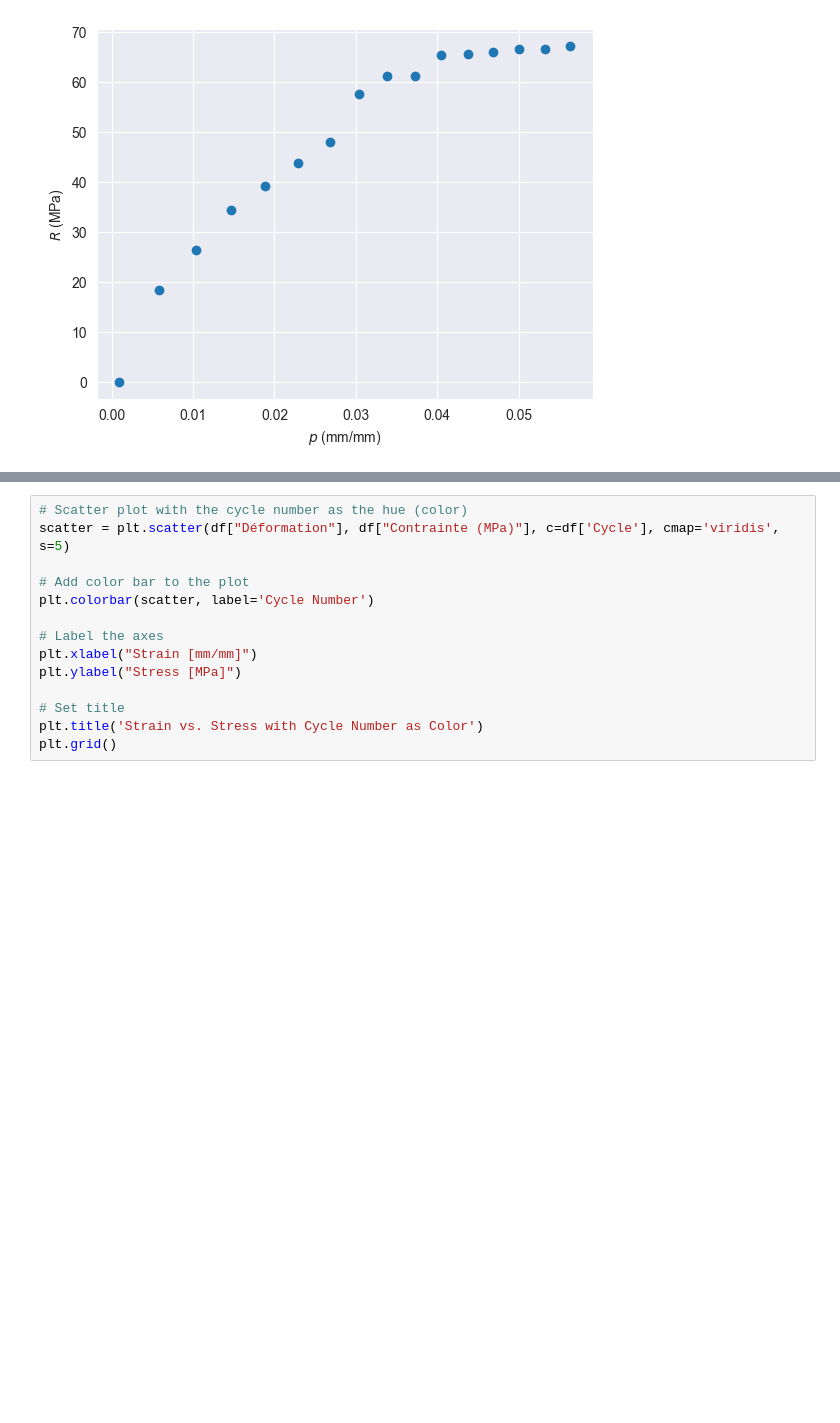
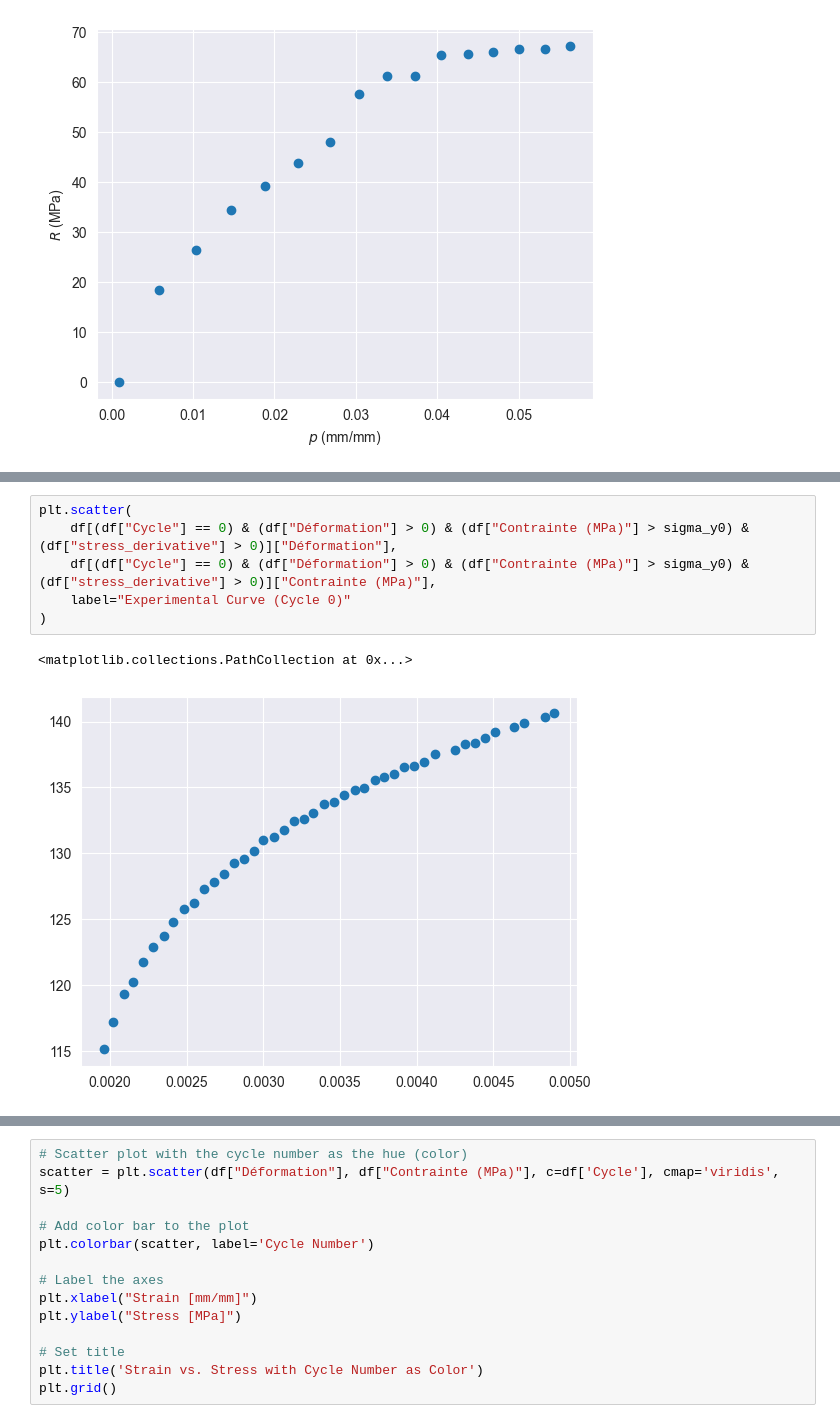
Before and after one commit to LouisPauchet/2024_INSA_MM_Project, a Jupyter notebook: ProcessingExperiement.ipynb, the cells around one changed output, grey strips where cells are left out. Saved outputs shown, nothing was run; the diff lists cells and outputs as text; blank space fills up the shorter version.

```diff
--- a/ProcessingExperiement.ipynb
+++ b/ProcessingExperiement.ipynb
@@ -297,0 +345,9 @@ Text(0, 0.5, '$R$ (MPa)')
+# %%
+plt.scatter(
+    df[(df["Cycle"] == 0) & (df["Déformation"] > 0) & (df["Contrainte (MPa)"] > sigma_y0) & (df["stress_derivative"] > 0)]["Déformation"],
+    df[(df["Cycle"] == 0) & (df["Déformation"] > 0) & (df["Contrainte (MPa)"] > sigma_y0) & (df["stress_derivative"] > 0)]["Contrainte (MPa)"],
+    label="Experimental Curve (Cycle 0)"
+)
+# %% [output]
+<matplotlib.collections.PathCollection at 0x...>
+[figure, added]
```
Also changed, not shown: parts of 7 cells of this notebook.
